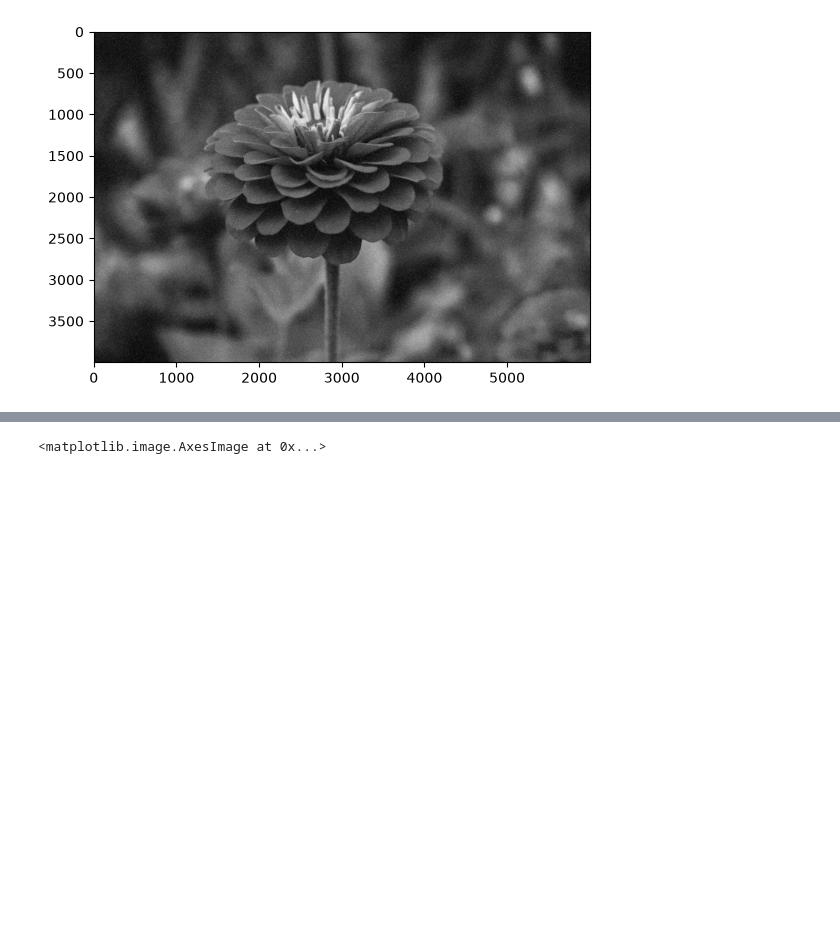
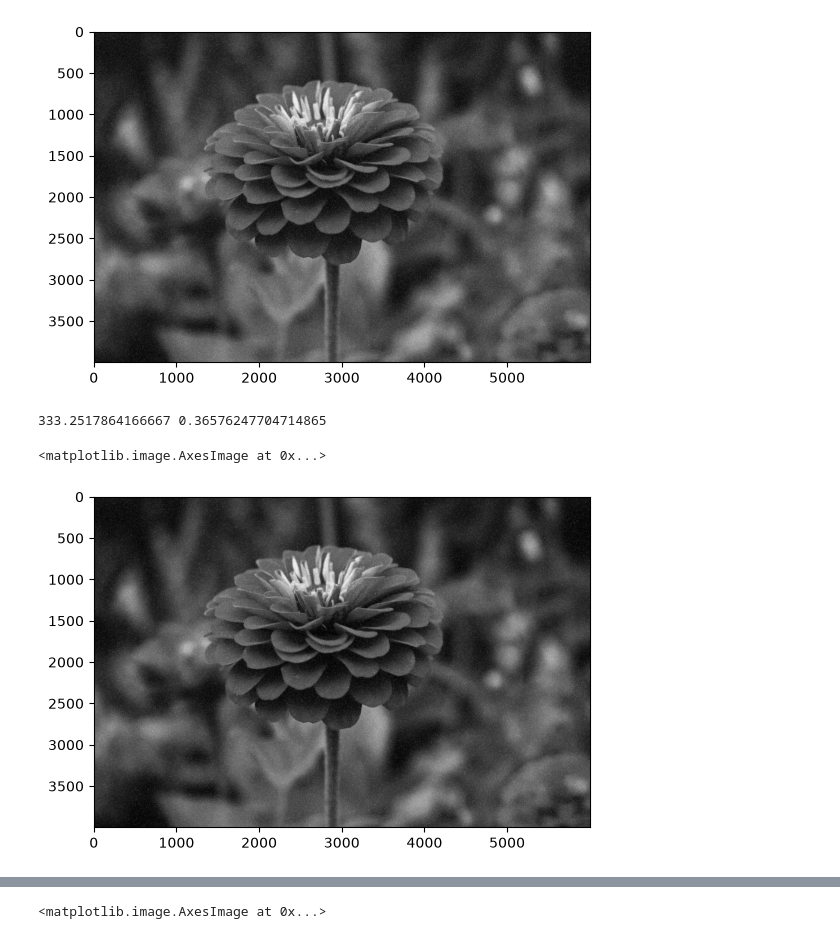
Before and after one commit to 4ne4ka/IP, a Jupyter notebook: Practice_2/IP_Task_2.ipynb, the cells around one changed output, grey strips where cells are left out. Cells and saved outputs as stored; diff of their text form; code cells hidden in the pictures; blank space fills up the shorter version.

```diff
--- a/Practice_2/IP_Task_2.ipynb
+++ b/Practice_2/IP_Task_2.ipynb
@@ -61,6 +61,18 @@ plt.imshow(image_gauss_median, cmap="gray")
 # %% [output]
 <matplotlib.image.AxesImage at 0x...>
 [figure]
+# %%
+image_gauss_median_5 = cv2.medianBlur(image_noise_gauss, 5)
+mse_gauss_median = mean_squared_error(image_gray, image_gauss_median_5)
+(ssim_gauss_median, diff) = structural_similarity(image_gray, image_gauss_median_5, full=True)
+print(mse_gauss_median, ssim_gauss_median)
+# %% [output]
+333.2517864166667 0.36576247704714865
+# %%
+plt.imshow(image_gauss_median_5, cmap="gray")
+# %% [output]
+<matplotlib.image.AxesImage at 0x...>
+[figure, added]
 # %%
 image_sp_median = cv2.medianBlur(image_sp, 3)
 mse_sp_median = mean_squared_error(image_gray, image_sp_median)
```
Also changed, not shown: parts of 27 cells of this notebook.
